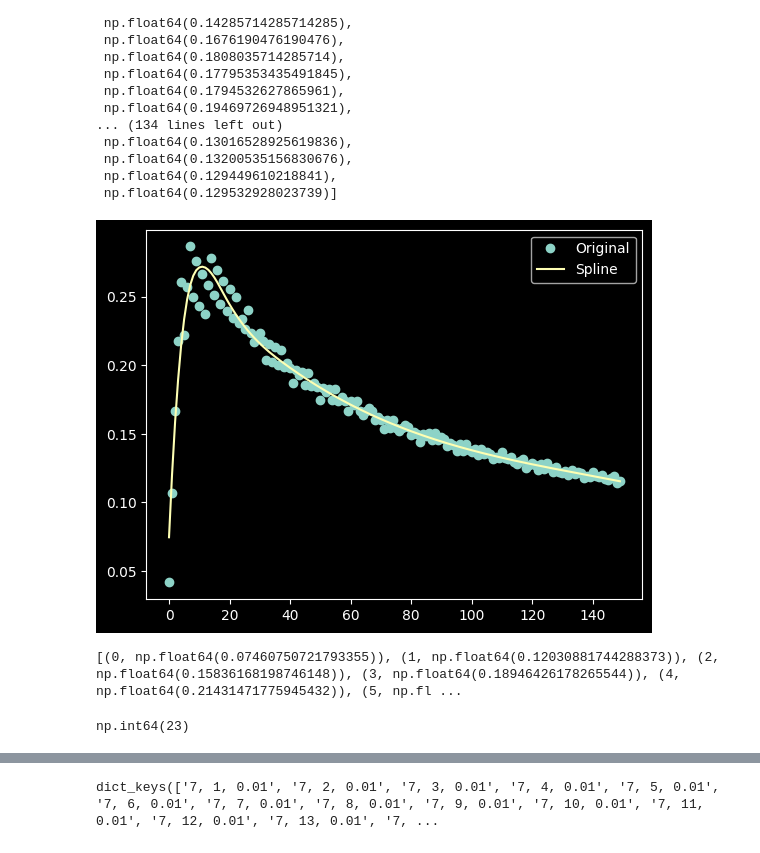
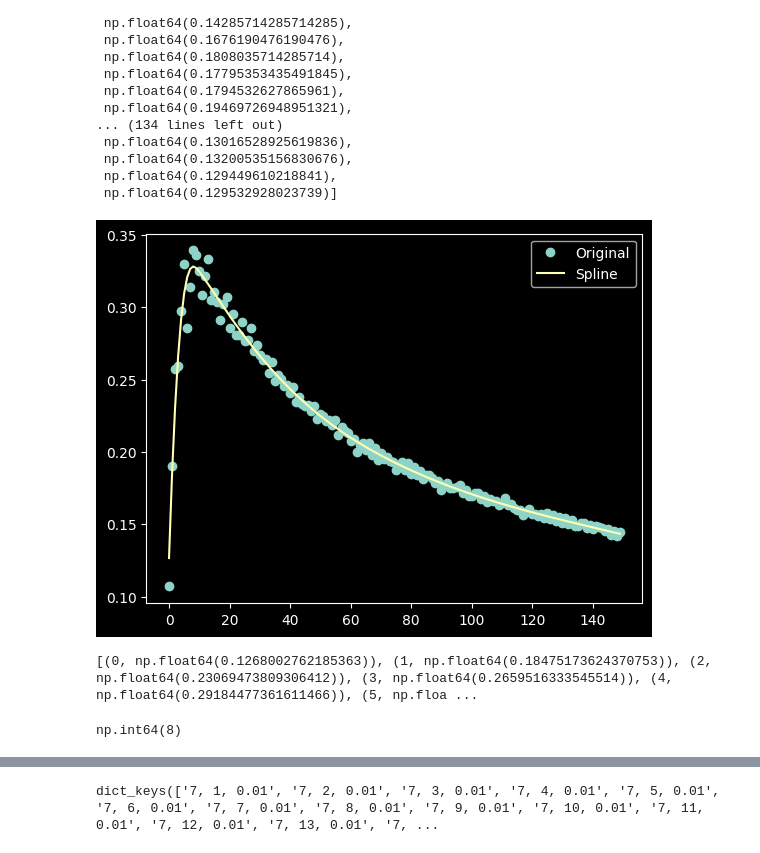
Before and after one commit to uulm-mrm/aduulm-stonesoup, a Jupyter notebook: aduulm_scripts/misc/test_eslimpp.ipynb, the cells around one changed output, grey strips where cells are left out. Cells and saved outputs as stored; diff of their text form; code cells hidden in the pictures.

```diff
--- a/aduulm_scripts/misc/test_eslimpp.ipynb
+++ b/aduulm_scripts/misc/test_eslimpp.ipynb
@@ -559,6 +724,12 @@ for i in range(1, 151):
 [46 42 60]
 [44 56 49]
 [47 57 46]
+# %%
+th_adj_op = dict()
+W = 7
+alpha = 0.01
+for i in range(1, 151):
+    th_adj_op[f"{W}, {i}, {alpha}"] = calibrate_adjusted_dc_threshold(W, i, alpha=alpha, N=100_000)
 # %%
 import json
 with open("entropy_threshold.json", "w") as f:
@@ -567,6 +738,14 @@ with open("entropy_threshold.json", "w") as f:
 import json
 with open("opinion_threshold.json", "w") as f:
     json.dump(th_op, f)
+# %%
+import json
+with open("adjusted_opinion_threshold.json", "w") as f:
+    json.dump(th_adj_op, f)
+# %%
+import json
+with open("adjusted_opinion_threshold.json", "r") as f:
+    th_adj_op = json.load(f)
 # %%
 import json
 with open("opinion_threshold.json", "r") as f:
@@ -600,31 +779,31 @@ plt.show()
 # %%
 import numpy as np
 import matplotlib.pyplot as plt
 from scipy.interpolate import UnivariateSpline
-
-y = np.array([th_op[f"3, {i}, 0.005"] for i in range(1, 151)])  # deine Werte
+alpha = 0.005
+y = np.array([th_adj_op[f"{W}, {i}, {alpha}"] for i in range(1, 151)])  # deine Werte
 x = np.arange(len(y))
 
 # Spline fitten (s = Glättungsparameter!)
-spline = UnivariateSpline(x, y, s=0.01)
+spline = UnivariateSpline(x, y, s=0.005)
 
 # feinere x-Werte für glatte Kurve
 x_smooth = np.linspace(x.min(), x.max(), len(y))
 y_smooth = spline(x_smooth)
 
 # Plot
 plt.plot(x, y, 'o', label='Original')
 plt.plot(x_smooth, y_smooth, '-', label='Spline')
 plt.legend()
 plt.show()
 print(list(enumerate(y_smooth)))
 # %% [output]
-[figure, old version]
+[figure, new version]
-[(0, np.float64(0.07460750721793355)), (1, np.float64(0.12030881744288373)), (2, np.float64(0.15836168198746148)), (3, np.float64(0.18946426178265544)), (4, np.float64(0.21431471775945432)), (5, np.fl ...
+[(0, np.float64(0.1268002762185363)), (1, np.float64(0.18475173624370753)), (2, np.float64(0.23069473809306412)), (3, np.float64(0.2659516333545514)), (4, np.float64(0.29184477361611466)), (5, np.floa ...
 # %%
 np.argmax(y_smooth)
 # %% [output]
-np.int64(23)
+np.int64(8)
 # %%
 th_op_smoothed = dict()
 for i in range(1, 151):
```
Also changed, not shown: parts of 12 cells of this notebook, 5 other files.
